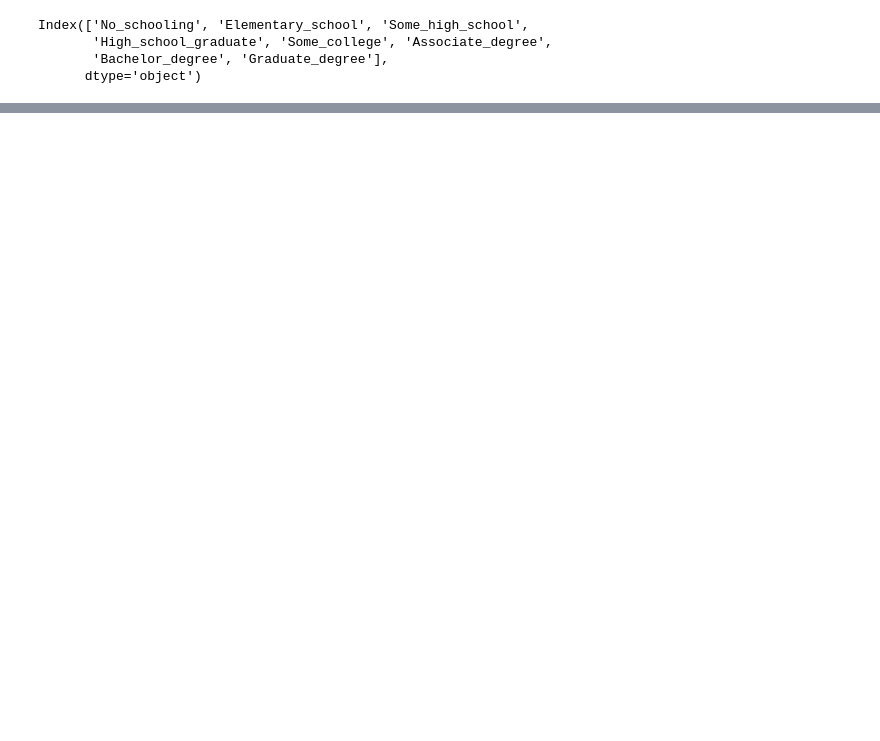
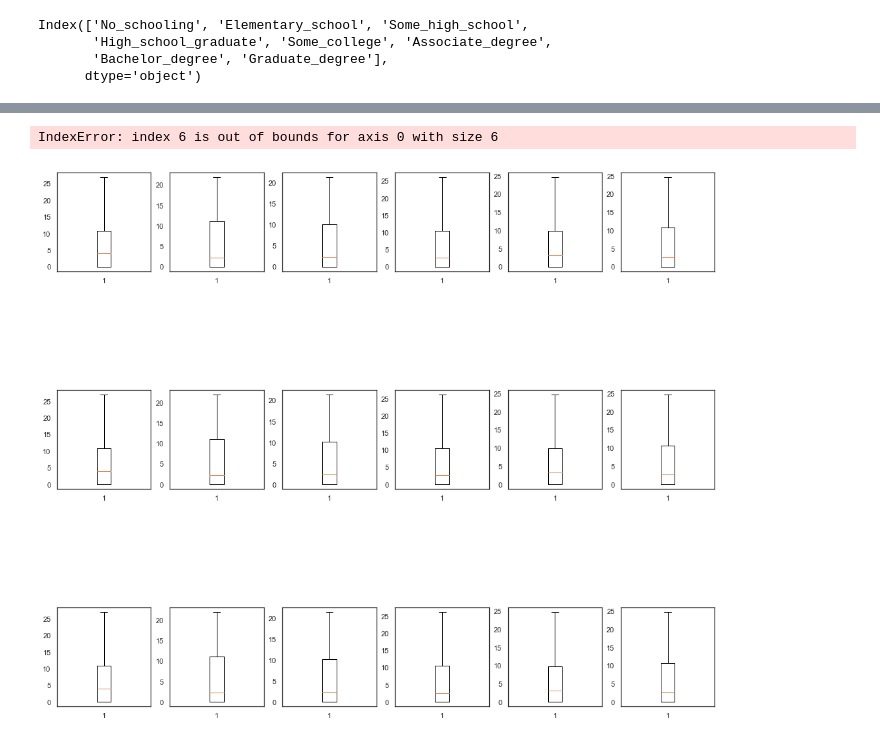
Before and after one commit to Jwdaniel34/Into_the_soyverse, a Jupyter notebook: Expenditure .ipynb, the cells around one changed output, grey strips where cells are left out. Saved outputs shown, nothing was run; the diff lists cells and outputs as text; code cells hidden in the pictures; blank space fills up the shorter version.

```diff
--- a/Expenditure .ipynb
+++ b/Expenditure .ipynb
@@ -136,0 +287,5 @@ plt.show()
+# %%
+results['OCCULIS1'] = results['OCCULIS1'].fillna(18.0).astype('int64')
+# %%
+results['OCCULIS1'] = results['OCCULIS1'].apply(lambda x: codes.occupation['OCCULIS1'][x] if x is not None else 19)
+#len(codes.occupation['OCCULIS1'])
@@ -136,0 +312,13 @@ plt.show()
+# %%
+occ_df = pd.get_dummies(results['OCCULIS1'], prefix = 'OCC')
+# %%
+results = results.merge(occ_df, right_index = True, left_index= True)
+# %%
+fig, ax = plt.subplots(3,6, figsize = (18,15))
+fig.subplots_adjust(hspace = 1.2,left=None, bottom=None, right=None, top=None,wspace=None)
+[axis[idx].boxplot(results[results[occupation] == 1]['meat_per_person'], sym='') \
+    for idx, occupation in enumerate(occ_df.columns) for axis in ax]
+plt.show()
+# %% [output]
+IndexError: index 6 is out of bounds for axis 0 with size 6
+[figure, added]
```
Also changed, not shown: parts of 37 cells of this notebook, 1 other file.
